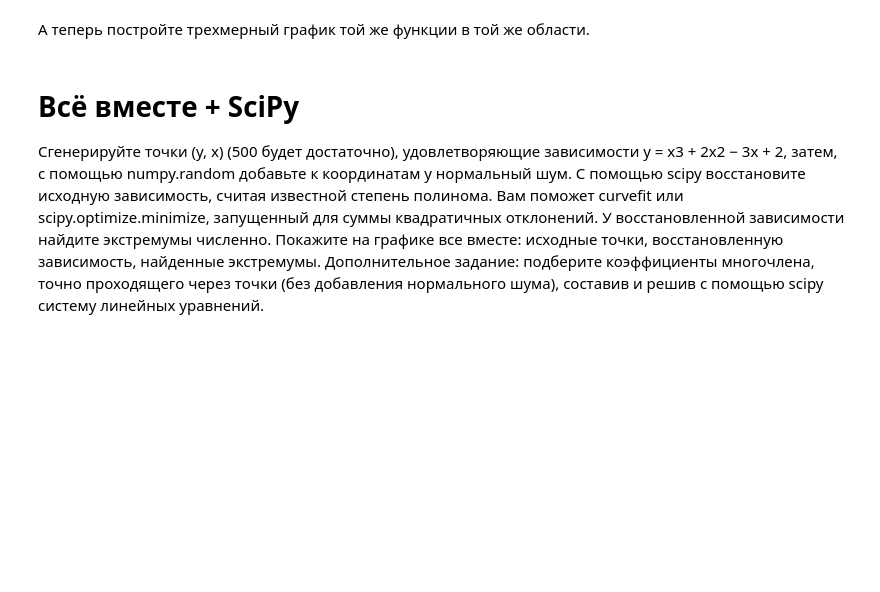
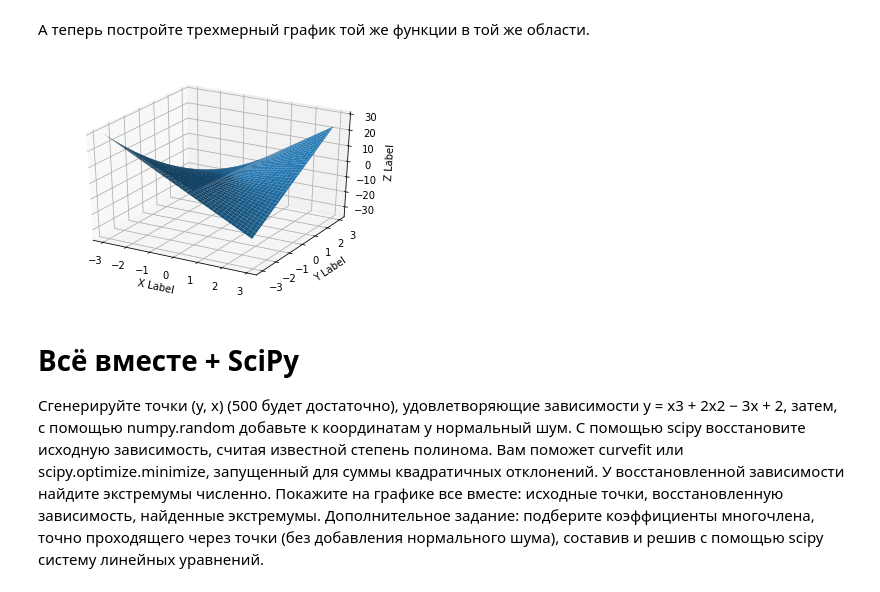
Before and after one commit to sash-tsvet/Python, a Jupyter notebook: Hometask 1.ipynb, the cells around one changed output. Saved outputs shown, nothing was run; the diff lists cells and outputs as text; code cells hidden in the pictures; blank space fills up the shorter version.

```diff
--- a/Hometask 1.ipynb
+++ b/Hometask 1.ipynb
@@ -433,6 +433,28 @@ plt.show()
 [figure]
 # %% [markdown]
 А теперь постройте трехмерный график той же функции в той же области.
+# %%
+import numpy as np
+from mpl_toolkits.mplot3d import Axes3D
+import matplotlib.pyplot as plt
+import random
+
+
+fig = plt.figure()
+ax = fig.add_subplot(111, projection='3d')
+
+zs = np.array([f(x,y) for x,y in zip(np.ravel(X), np.ravel(Y))])
+Z = zs.reshape(X.shape)
+
+ax.plot_surface(X, Y, Z)
+
+ax.set_xlabel('X Label')
+ax.set_ylabel('Y Label')
+ax.set_zlabel('Z Label')
+
+plt.show()
+# %% [output]
+[figure, added]
 # %% [markdown]
 # Всё вместе + SciPy
 Сгенерируйте точки (y, x) (500 будет достаточно), удовлетворяющие зависимости y = x3 + 2x2 − 3x + 2, затем, с помощью numpy.random добавьте к координатам y нормальный шум. С помощью scipy восстановите исходную зависимость, считая известной степень полинома. Вам поможет curvefit или scipy.optimize.minimize, запущенный для суммы квадратичных отклонений. У восстановленной зависимости найдите экстремумы численно. Покажите на графике все вместе: исходные точки, восстановленную зависимость, найденные экстремумы.
```
